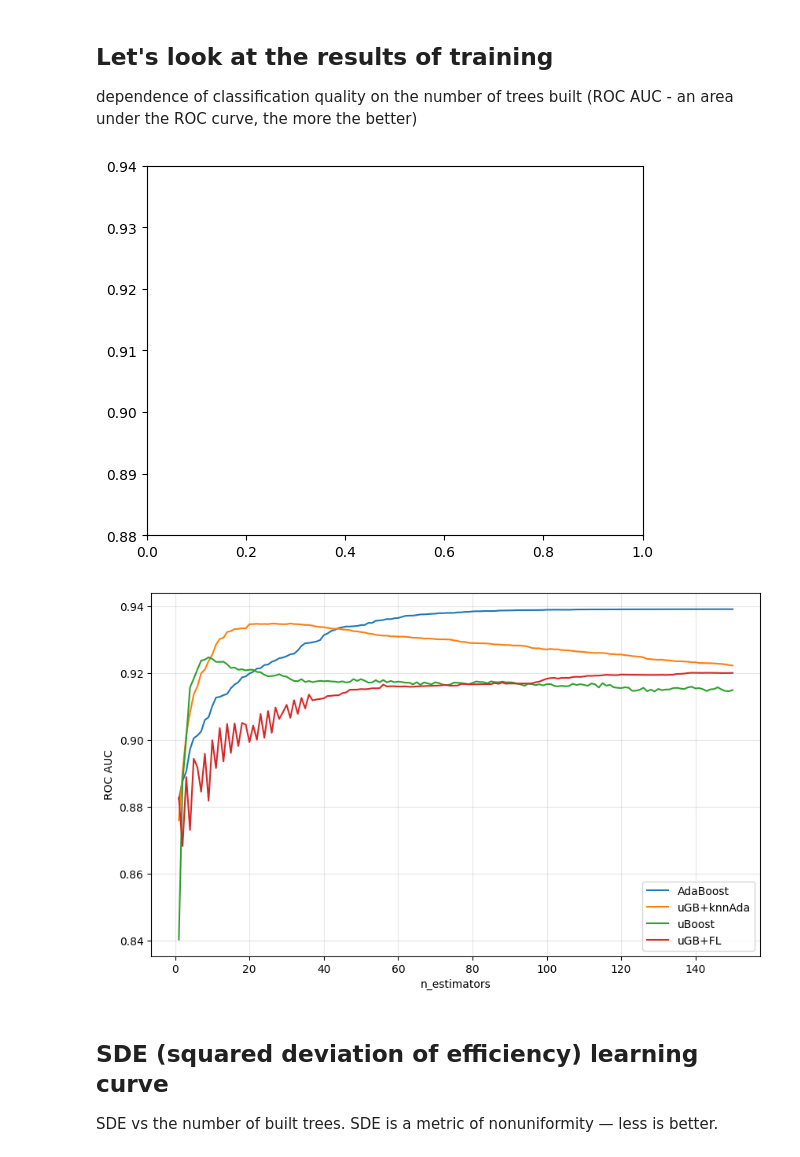
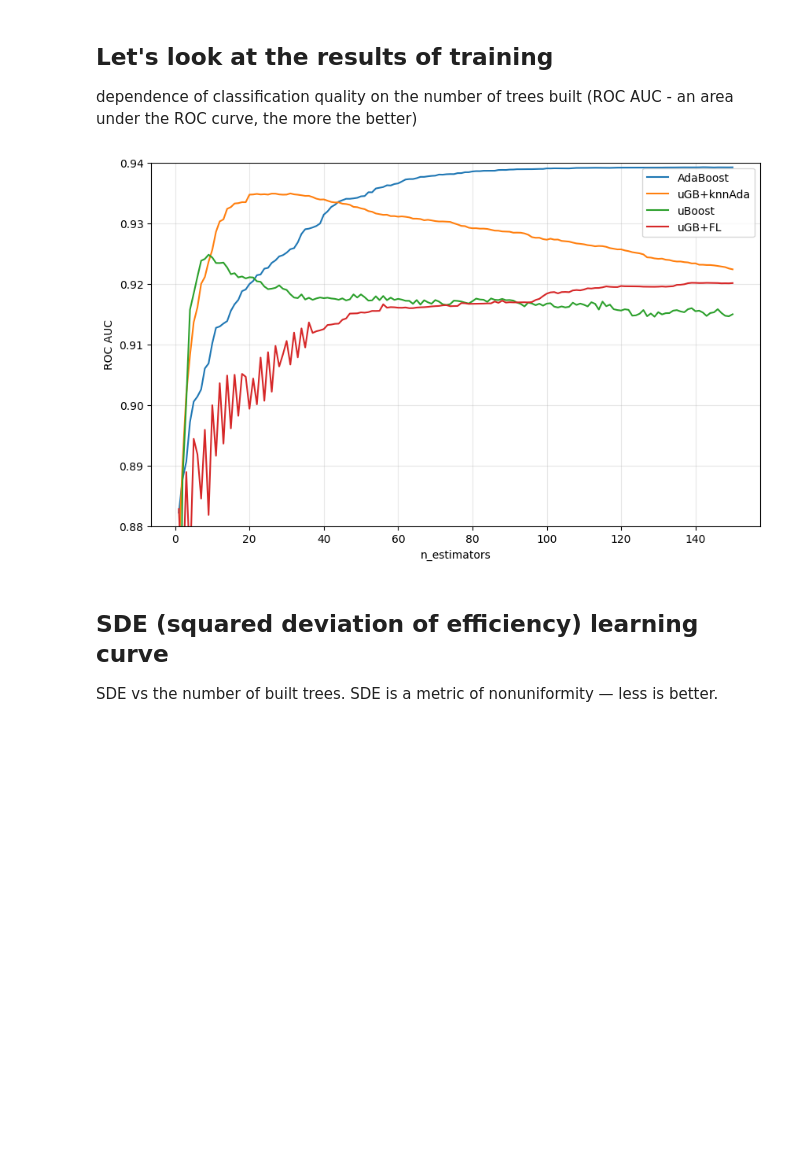
Before and after one commit to arogozhnikov/hep_ml, a Jupyter notebook: notebooks/BoostingToUniformity.ipynb, the cells around one changed output. Cells and saved outputs as stored; diff of their text form; code cells hidden in the pictures; blank space fills up the shorter version.

```diff
--- a/notebooks/BoostingToUniformity.ipynb
+++ b/notebooks/BoostingToUniformity.ipynb
@@ -288,25 +129,38 @@ Training uGB+FL...
 ## Let's look at the results of training
 
 dependence of classification quality on the number of trees built (ROC AUC - an area under the ROC curve, the more the better)
-# %%
-# Custom RocAuc metric class
-class RocAuc:
-    """Simple ROC AUC metric class"""
-
-    def __init__(self):
-        pass
-
-    def __str__(self):
-        return "ROC AUC"
-
-
-report = classifiers.test_on(testX, testY)
-
-plt.ylim(0.88, 0.94)
-report.learning_curve(RocAuc(), steps=1)
-# %% [output]
-[figure, removed]
-[figure, removed]
+# %%
+# Helper function to plot learning curves
+def plot_learning_curves(classifiers, testX, testY, metric_name="ROC AUC"):
+    for name, clf in classifiers.items():
+        if hasattr(clf, "staged_predict_proba"):
+            scores = []
+            n_estimators = []
+
+            # Get the right test data for each classifier
+            if name == "AdaBoost":
+                X_test = testX[train_features]
+            else:
+                X_test = testX
+
+            for i, pred_proba in enumerate(clf.staged_predict_proba(X_test)):
+                score = roc_auc_score(testY, pred_proba[:, 1])
+                scores.append(score)
+                n_estimators.append(i + 1)
+
+            plt.plot(n_estimators, scores, label=name)
+
+    plt.xlabel("n_estimators")
+    plt.ylabel(metric_name)
+    plt.legend()
+    plt.grid(True, alpha=0.3)
+
+
+plt.figure(figsize=(10, 6))
+plt.ylim(0.88, 0.94)
+plot_learning_curves(classifiers, testX, testY)
+# %% [output]
+[figure, added]
 # %% [markdown]
 ## SDE (squared deviation of efficiency) learning curve
 SDE vs the number of built trees. SDE is a metric of nonuniformity &mdash; less is better.
```
Also changed, not shown: parts of 12 cells of this notebook, 2 other files.
